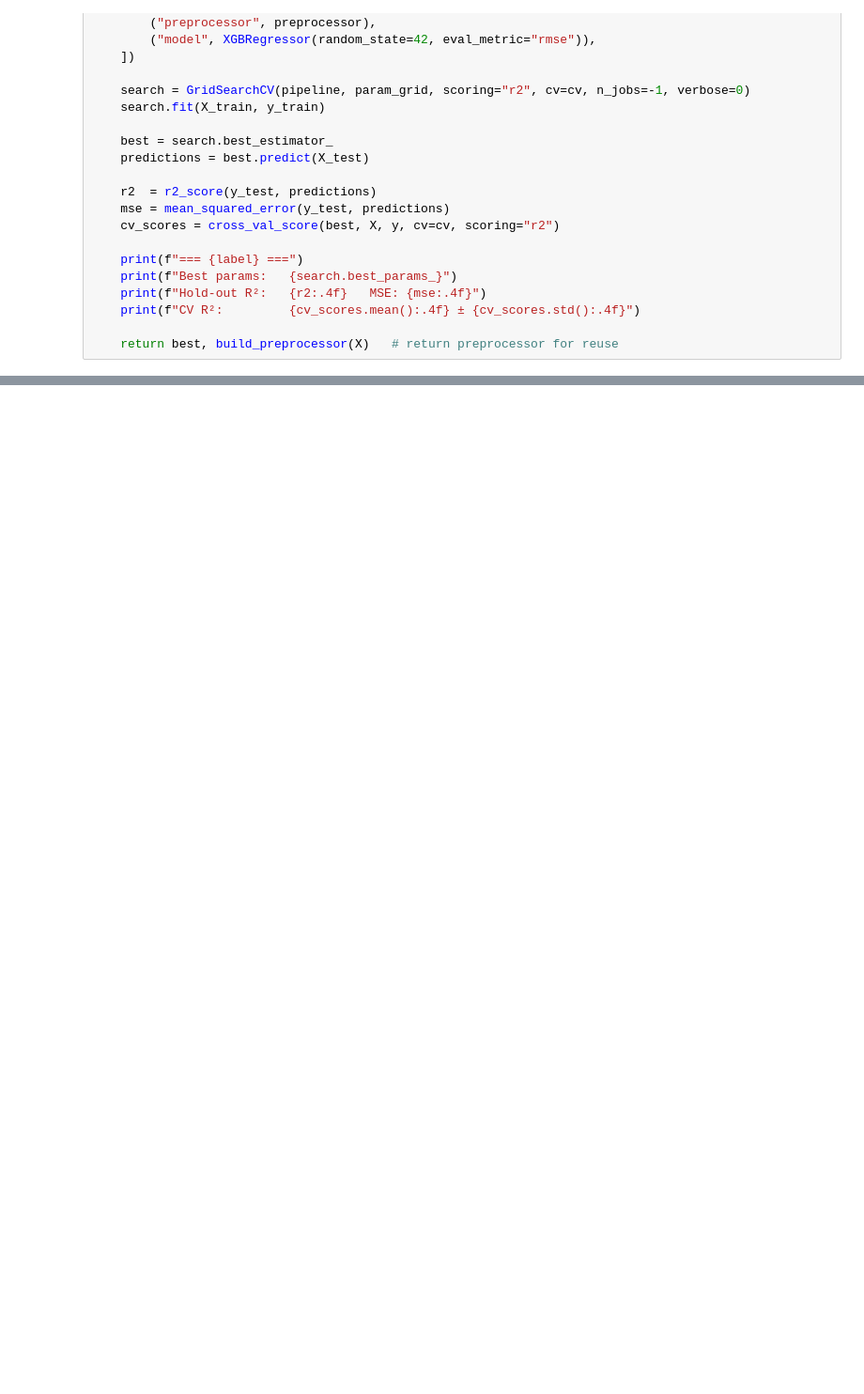
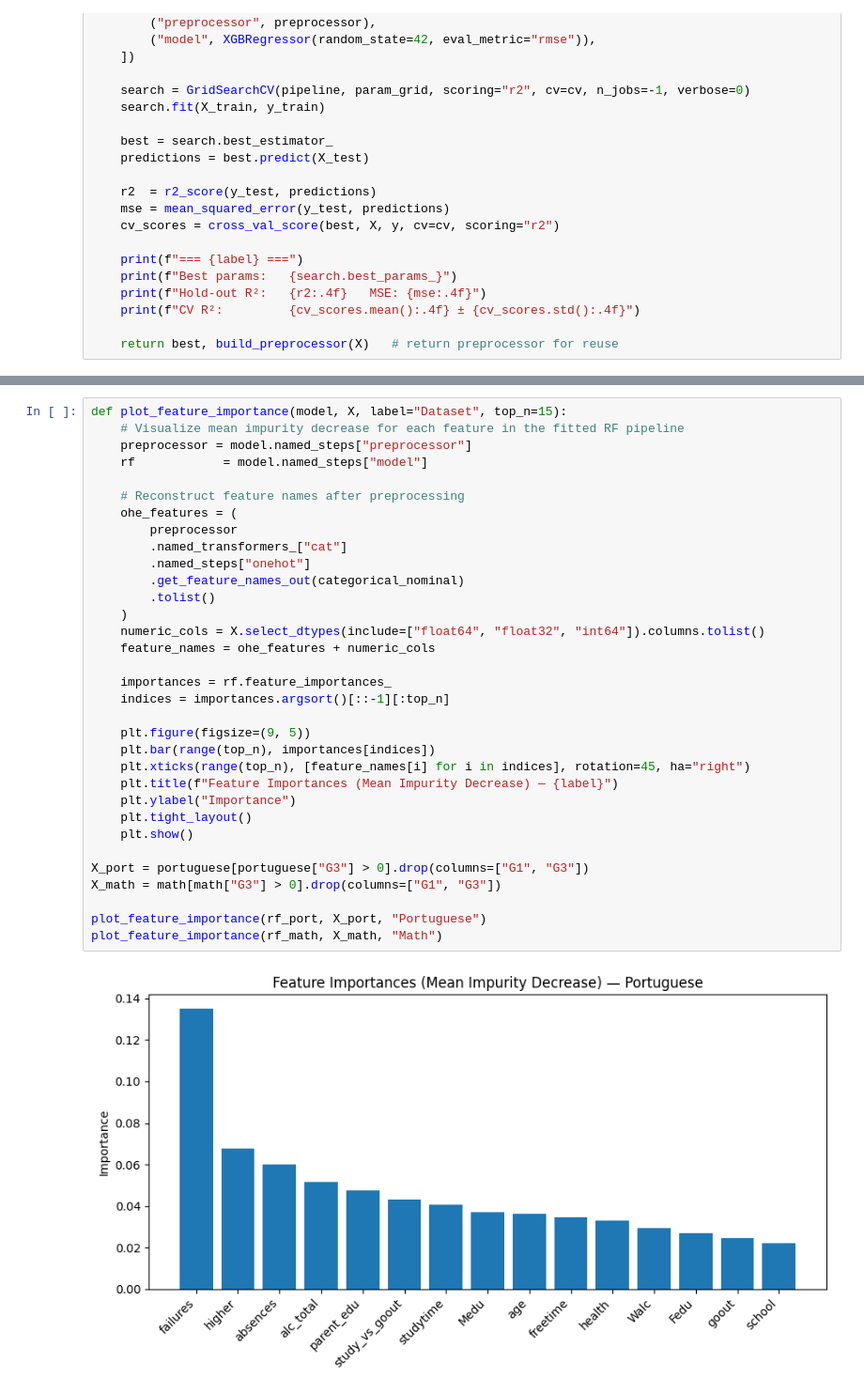
Before and after one commit to samuelburger27/Student-Performance-I, a Jupyter notebook: Project_student_performance_I.ipynb, the cells around one changed output, grey strips where cells are left out. Shown at 94% size. Saved outputs shown, nothing was run; the diff lists cells and outputs as text; blank space fills up the shorter version.

Commit message:
RandomForest model, Baseline + Results

```diff
--- a/Project_student_performance_I.ipynb
+++ b/Project_student_performance_I.ipynb
@@ -449,0 +536,35 @@ CV R²:         0.7886 ± 0.0448
+# %%
+def plot_feature_importance(model, X, label="Dataset", top_n=15):
+    # Visualize mean impurity decrease for each feature in the fitted RF pipeline
+    preprocessor = model.named_steps["preprocessor"]
+    rf            = model.named_steps["model"]
+
+    # Reconstruct feature names after preprocessing
+    ohe_features = (
+        preprocessor
+        .named_transformers_["cat"]
+        .named_steps["onehot"]
+        .get_feature_names_out(categorical_nominal)
+        .tolist()
+    )
+    numeric_cols = X.select_dtypes(include=["float64", "float32", "int64"]).columns.tolist()
+    feature_names = ohe_features + numeric_cols
+
+    importances = rf.feature_importances_
+    indices = importances.argsort()[::-1][:top_n]
+
+    plt.figure(figsize=(9, 5))
+    plt.bar(range(top_n), importances[indices])
+    plt.xticks(range(top_n), [feature_names[i] for i in indices], rotation=45, ha="right")
+    plt.title(f"Feature Importances (Mean Impurity Decrease) — {label}")
+    plt.ylabel("Importance")
+    plt.tight_layout()
+    plt.show()
+
+X_port = portuguese[portuguese["G3"] > 0].drop(columns=["G1", "G3"])
+X_math = math[math["G3"] > 0].drop(columns=["G1", "G3"])
+
+plot_feature_importance(rf_port, X_port, "Portuguese")
+plot_feature_importance(rf_math, X_math, "Math")
+# %% [output]
+[figure, added]
```
Also changed, not shown: parts of 17 cells of this notebook.
